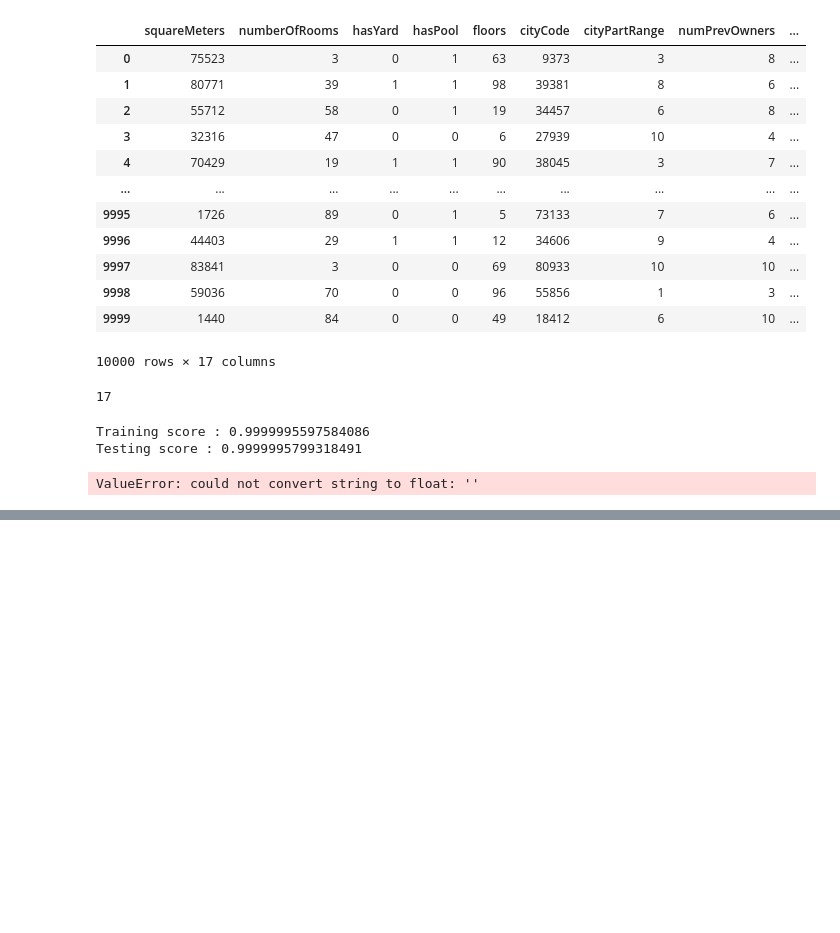
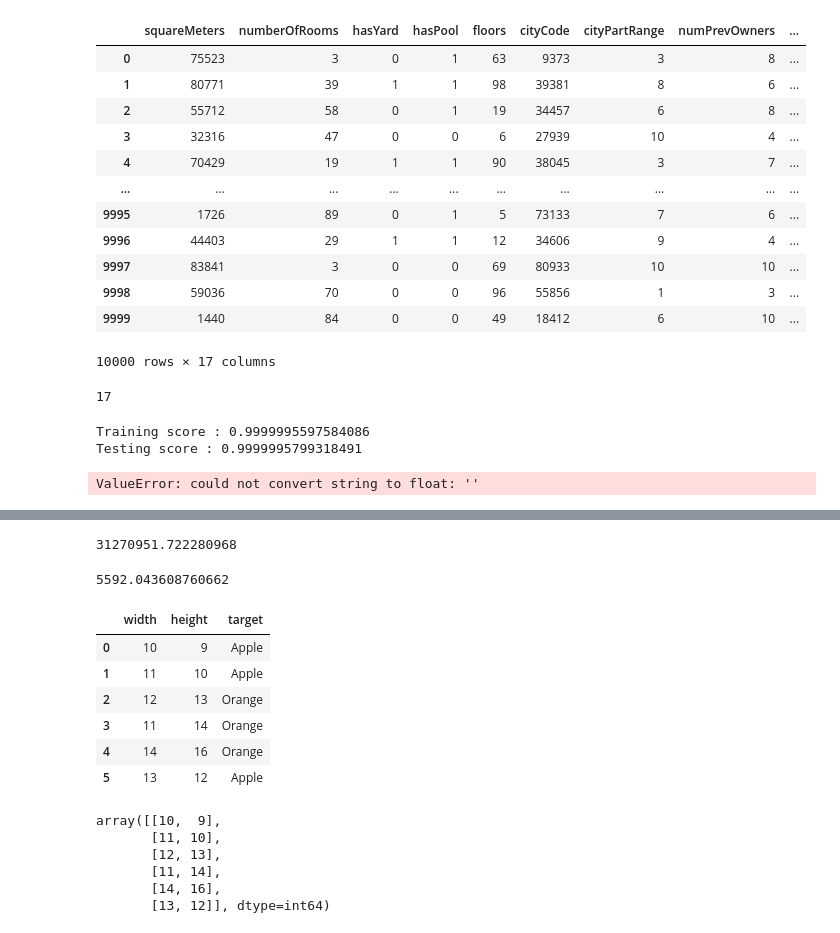
Before and after one commit to nnkrishnakumar/WD_MachineLearning-23-1-2023-, a Jupyter notebook: first.ipynb, the cells around one changed output, grey strips where cells are left out. Saved outputs shown, nothing was run; the diff lists cells and outputs as text; code cells hidden in the pictures; blank space fills up the shorter version.

```diff
--- a/first.ipynb
+++ b/first.ipynb
@@ -1039,0 +1267,4 @@ array([ 9373, 39381, 34457, ..., 80933, 55856, 18412], dtype=int64)
+# %%
+np.sum(np.square(X_pred-y))/30
+# %% [output]
+31270951.722280968
@@ -1039,0 +1273,8 @@ array([ 9373, 39381, 34457, ..., 80933, 55856, 18412], dtype=int64)
+# %%
+# root_mean_square_error(rmse)
+X_pred-y
+np.square(X_pred-y)
+np.mean(np.square(X_pred-y))
+np.sqrt(np.mean(np.square(X_pred-y)))
+# %% [output]
+5592.043608760662
@@ -1039,0 +1288,13 @@ array([ 9373, 39381, 34457, ..., 80933, 55856, 18412], dtype=int64)
+# %%
+df=pd.DataFrame({"width":[10,11,12,11,14,13],
+"height":[9,10,13,14,16,12],
+"target":["Apple","Apple","Orange","Orange","Orange","Apple"]})
+df
+# %% [output]
+|  | width | height | target |
+| 0 | 10 | 9 | Apple |
+| 1 | 11 | 10 | Apple |
+| 2 | 12 | 13 | Orange |
+| 3 | 11 | 14 | Orange |
+| 4 | 14 | 16 | Orange |
+| 5 | 13 | 12 | Apple |
@@ -1039,0 +1304,9 @@ array([ 9373, 39381, 34457, ..., 80933, 55856, 18412], dtype=int64)
+# %%
+X
+# %% [output]
+array([[10,  9],
+       [11, 10],
+       [12, 13],
+       [11, 14],
+       [14, 16],
+       [13, 12]], dtype=int64)
```
Also changed, not shown: parts of 85 cells of this notebook, 1 other file.
